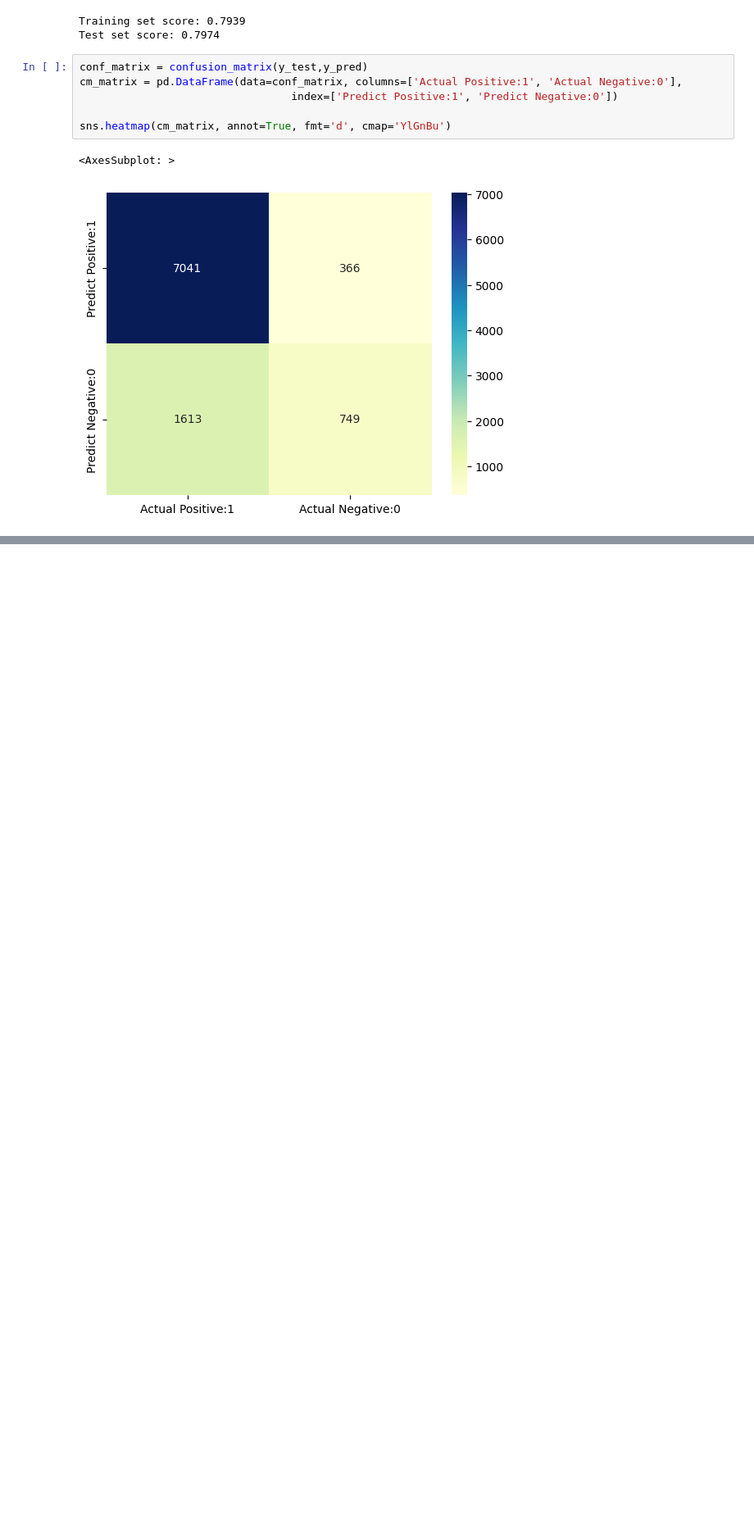
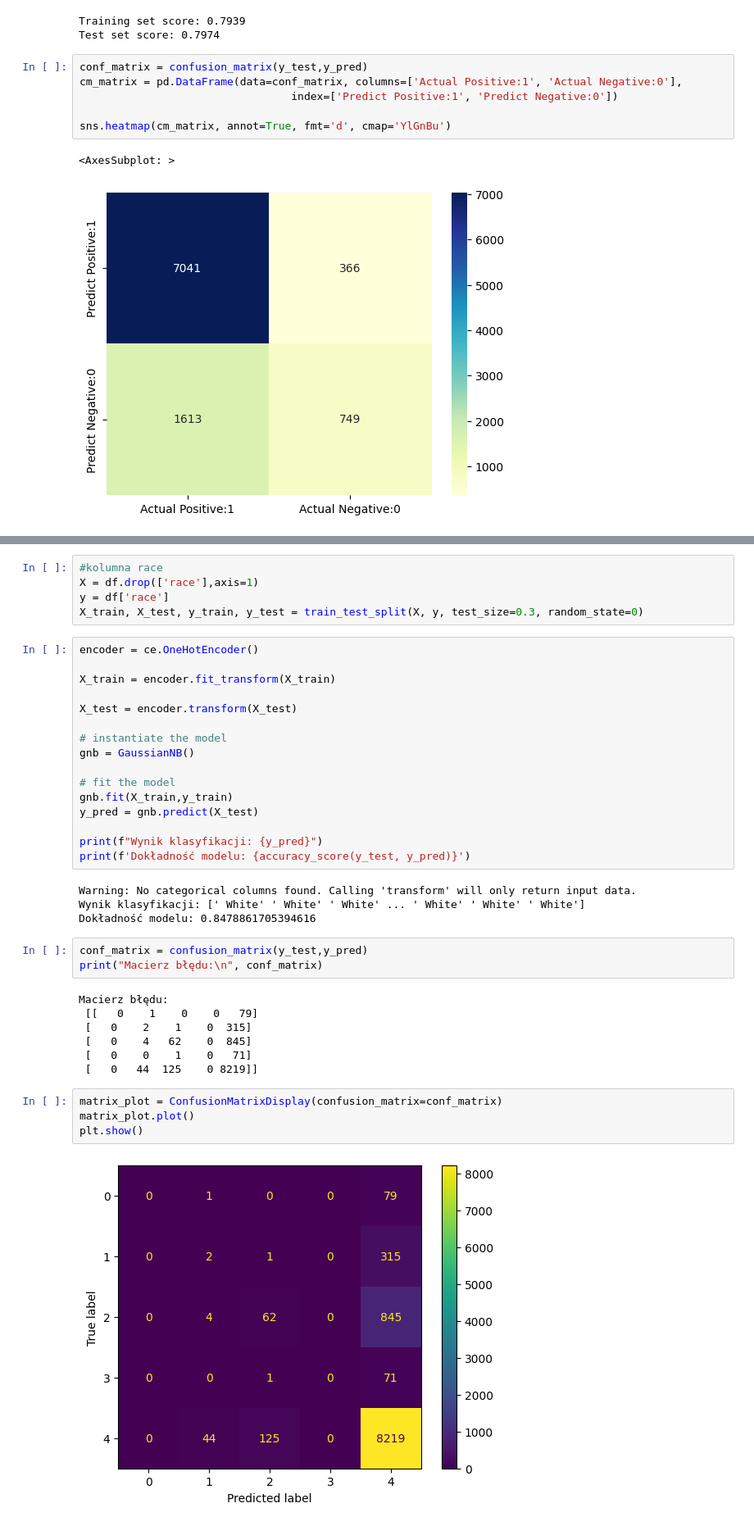
Before and after one commit to BartoszBartt/aibd_bartoszewskibartosz, a Jupyter notebook: lab9/raport.ipynb, the cells around one changed output, grey strips where cells are left out. Shown: that part at 82% size. Drawn from its saved outputs; the diff is of its cells as text; blank space fills up the shorter version.

```diff
--- a/lab9/raport.ipynb
+++ b/lab9/raport.ipynb
@@ -120,0 +122,41 @@ weighted avg       0.78      0.80      0.77      9769
+# %%
+#kolumna race
+X = df.drop(['race'],axis=1)
+y = df['race']
+X_train, X_test, y_train, y_test = train_test_split(X, y, test_size=0.3, random_state=0)
+# %%
+encoder = ce.OneHotEncoder()
+
+X_train = encoder.fit_transform(X_train)
+
+X_test = encoder.transform(X_test)
+
+# instantiate the model
+gnb = GaussianNB()
+
+# fit the model
+gnb.fit(X_train,y_train)
+y_pred = gnb.predict(X_test)
+
+print(f"Wynik klasyfikacji: {y_pred}")
+print(f'Dokładność modelu: {accuracy_score(y_test, y_pred)}')
+# %% [output]
+Warning: No categorical columns found. Calling 'transform' will only return input data.
+Wynik klasyfikacji: [' White' ' White' ' White' ... ' White' ' White' ' White']
+Dokładność modelu: 0.8478861705394616
+# %%
+conf_matrix = confusion_matrix(y_test,y_pred)
+print("Macierz błędu:\n", conf_matrix)
+# %% [output]
+Macierz błędu:
+ [[   0    1    0    0   79]
+ [   0    2    1    0  315]
+ [   0    4   62    0  845]
+ [   0    0    1    0   71]
+ [   0   44  125    0 8219]]
+# %%
+matrix_plot = ConfusionMatrixDisplay(confusion_matrix=conf_matrix)
+matrix_plot.plot()
+plt.show()
+# %% [output]
+[figure, added]
```
Also changed, not shown: parts of 8 cells of this notebook.
